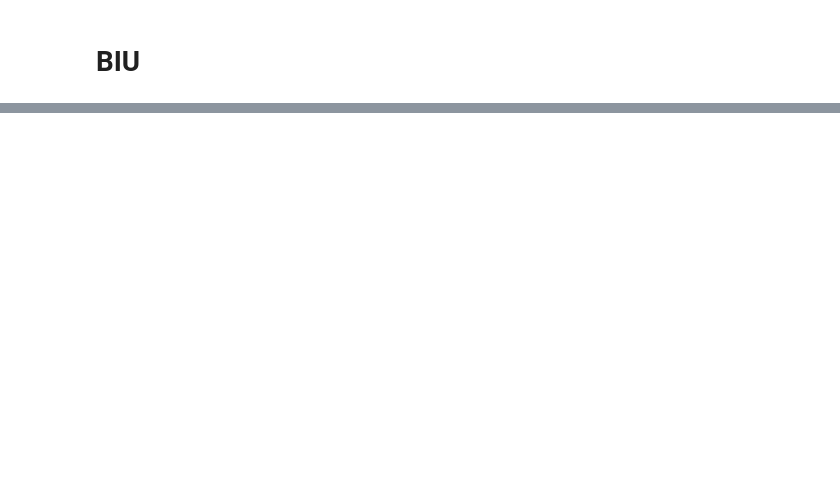
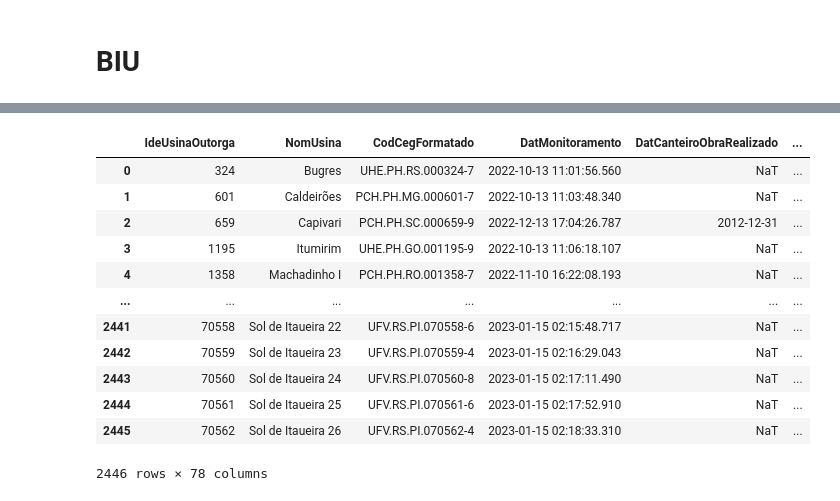
Before and after one commit to Vinicius667/Previsor, a Jupyter notebook: App/Previsor_teste3.ipynb, the cells around one changed output, grey strips where cells are left out. Drawn from its saved outputs; the diff is of its cells as text; code cells hidden in the pictures; blank space fills up the shorter version.

```diff
--- a/App/Previsor_teste3.ipynb
+++ b/App/Previsor_teste3.ipynb
@@ -696,3 +732,19 @@ merge_usina[(merge_usina.dsccriterionovo != merge_usina.DscCriterioNovo) & (~mer
+# %%
+df_usina
+# %% [output]
+|  | IdeUsinaOutorga | NomUsina | CodCegFormatado | DatMonitoramento | DatCanteiroObraRealizado | ... |
+| 0 | 324 | Bugres | UHE.PH.RS.000324-7 | 2022-10-13 11:01:56.560 | NaT | ... |
+| 1 | 601 | Caldeirões | PCH.PH.MG.000601-7 | 2022-10-13 11:03:48.340 | NaT | ... |
+| 2 | 659 | Capivari | PCH.PH.SC.000659-9 | 2022-12-13 17:04:26.787 | 2012-12-31 | ... |
+| 3 | 1195 | Itumirim | UHE.PH.GO.001195-9 | 2022-10-13 11:06:18.107 | NaT | ... |
+| 4 | 1358 | Machadinho I | PCH.PH.RO.001358-7 | 2022-11-10 16:22:08.193 | NaT | ... |
+| ... | ... | ... | ... | ... | ... | ... |
+| 2441 | 70558 | Sol de Itaueira 22 | UFV.RS.PI.070558-6 | 2023-01-15 02:15:48.717 | NaT | ... |
+| 2442 | 70559 | Sol de Itaueira 23 | UFV.RS.PI.070559-4 | 2023-01-15 02:16:29.043 | NaT | ... |
+| 2443 | 70560 | Sol de Itaueira 24 | UFV.RS.PI.070560-8 | 2023-01-15 02:17:11.490 | NaT | ... |
+| 2444 | 70561 | Sol de Itaueira 25 | UFV.RS.PI.070561-6 | 2023-01-15 02:17:52.910 | NaT | ... |
+| 2445 | 70562 | Sol de Itaueira 26 | UFV.RS.PI.070562-4 | 2023-01-15 02:18:33.310 | NaT | ... |
+2446 rows × 78 columns
 # %%
 ug_com_previsao = df_ug.loc[df_ug.DatPrevistaComercial.notna()][list_id_ug + ['DatPrevistaComercial']]
 ug_com_previsao = ug_com_previsao.loc[ug_com_previsao.groupby('IdeUsinaOutorga').DatPrevistaComercial.idxmax()][['IdeUsinaOutorga','DatPrevistaComercial']].rename(
```
Also changed, not shown: parts of 17 cells of this notebook, 3 other files.
